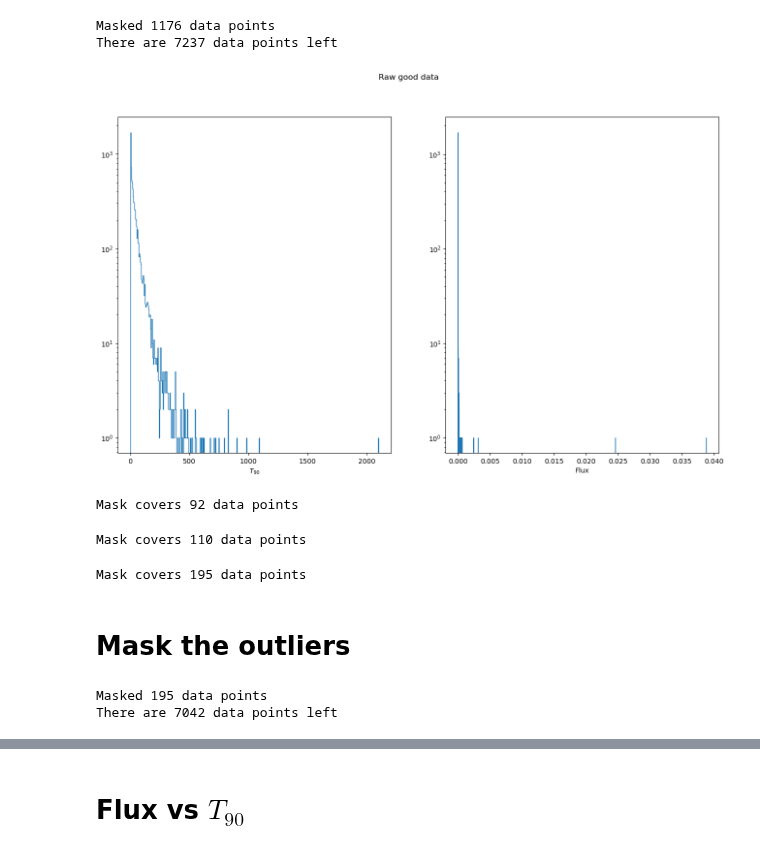
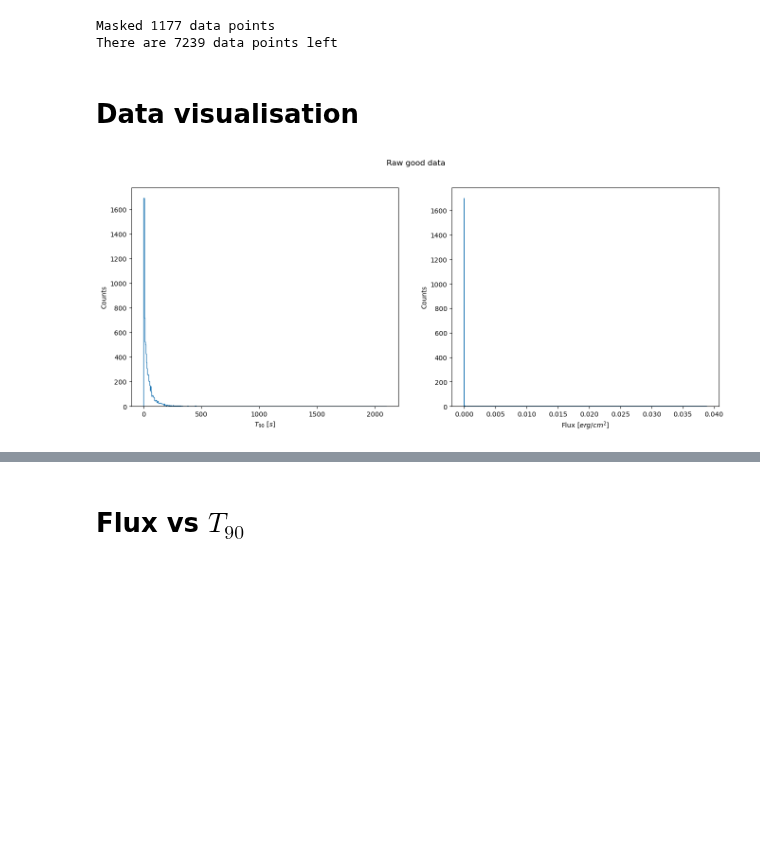
Before and after one commit to F3Solid/astrostatistics_bicocca_2024_exercises, a Jupyter notebook: L14/gamma_ray_bursts.ipynb, the cells around one changed output, grey strips where cells are left out. Drawn from its saved outputs; the diff is of its cells as text; code cells hidden in the pictures; blank space fills up the shorter version.

```diff
--- a/L14/gamma_ray_bursts.ipynb
+++ b/L14/gamma_ray_bursts.ipynb
@@ -41,7 +46,8 @@ print(names)
  'GBM_located' 'mjd_(T0)']
 # %%
 # Convert data from strings to floats
-keys_to_convert = ['ra', 'decl', 'pos_error', 'T90', 'T90_error', 'fluence', 'fluence_error', 'redshift', "'T100'", 'mjd_(T0)']
+keys_to_convert = ['ra', 'decl', 'pos_error', 'T90', 'T90_error',
+                   'fluence', 'fluence_error', 'redshift', "'T100'", 'mjd_(T0)']
 
 for key in keys_to_convert:
     data[key] = np.array(data[key], dtype=float)
@@ -55,65 +61,25 @@ for key in names:
 print("Masked " + str(np.sum(bad_data_mask)) + " data points")
 print("There are " + str(np.sum(~bad_data_mask)) + " data points left")
 # %% [output]
-Masked 1176 data points
-There are 7237 data points left
+Masked 1177 data points
+There are 7239 data points left
+# %% [markdown]
+# Data visualisation
 # %%
 # Make a first plot of T90 and fluence
-# Use log scale on y axis to see outliers
-fig, ax = plt.subplots(1, 2, figsize=(16, 9))
+fig, ax = plt.subplots(1, 2, figsize=(16, 6))
+
 fig.suptitle("Raw good data")
 
-ax[0].set_xlabel(r'$T_{90}$')
+ax[0].set_xlabel(r'$T_{90}$ [$s$]')
+ax[0].set_ylabel('Counts')
 ax[0].hist(data['T90'], bins='auto', histtype='step', density=False)
-ax[0].set_yscale('log')
 
-ax[1].set_xlabel('Flux')
+ax[1].set_xlabel(r'Flux [$erg/cm^2$]')
+ax[1].set_ylabel('Counts')
 ax[1].hist(data['fluence'], bins='auto', histtype='step', density=False)
-ax[1].set_yscale('log')
 
 plt.show()
 # %% [output]
-[figure, old version]
+[figure, new version]
-# %%
-# Decide where to truncate the data set with respect to T90 (exclude outliers)
-T90_trunc = 300
-
-bad_T90_mask = data['T90'] > T90_trunc
-
-print("Mask covers " + str(np.sum(bad_T90_mask)) + " data points")
-# %% [output]
-Mask covers 92 data points
-# %%
-# Decide where to truncate the data set with respect to fluence (exclude outliers)
-fluence_trunc = 8e-5
-
-bad_fluence_mask = data['fluence'] > fluence_trunc
-
-print("Mask covers " + str(np.sum(bad_fluence_mask)) + " data points")
-# %% [output]
-Mask covers 110 data points
-# %%
-# Combine the masks of bad data points
-bad_data_mask = bad_T90_mask | bad_fluence_mask
-
-print("Mask covers " + str(np.sum(bad_data_mask)) + " data points")
-# %% [output]
-Mask covers 195 data points
-# %% [markdown]
-# Mask the outliers
-# %%
-# Whether to mask the selected outliers or not
-mask_bad_data = True
-
-#-------------------------------------------
-if mask_bad_data:
-    # Mask the selected data
-    for key in names:
-        data[key] = data[key][~bad_data_mask]
-
-    print("Masked " + str(np.sum(bad_data_mask)) + " data points")
-    print("There are " + str(np.sum(~bad_data_mask)) + " data points left")
-# %% [output]
-Masked 195 data points
-There are 7042 data points left
 # %%
```
Also changed, not shown: parts of 36 cells of this notebook, 2 other files.
